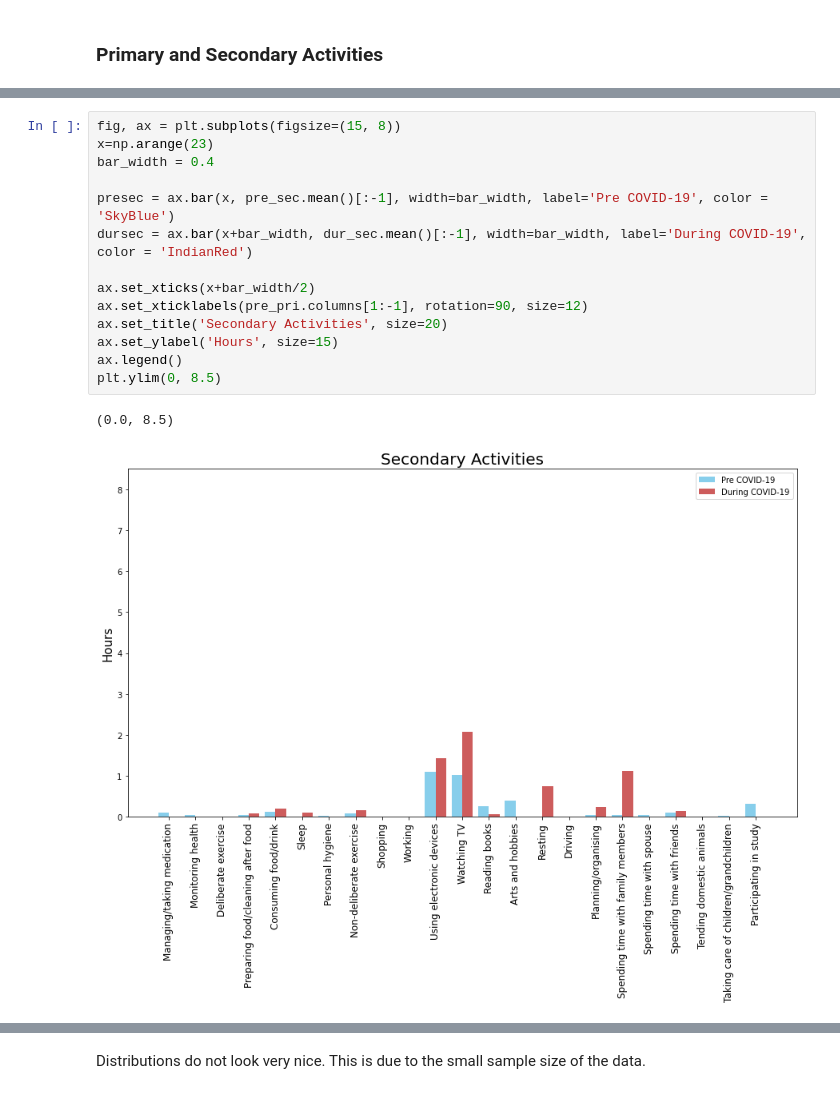
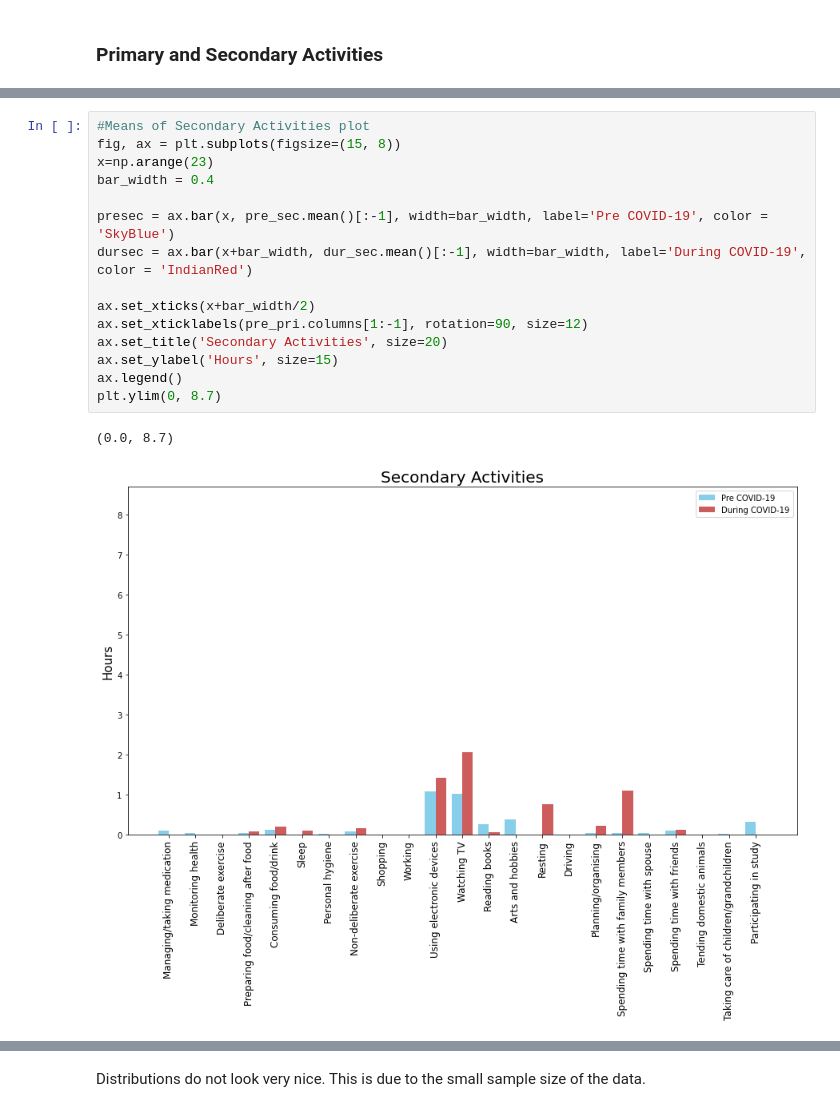
Before and after one commit to tommiehayes/Time-use-Analysis, a Jupyter notebook: Time use Analysis.ipynb, the cells around one changed output, grey strips where cells are left out. Drawn from its saved outputs; the diff is of its cells as text.

```diff
--- a/Time use Analysis.ipynb
+++ b/Time use Analysis.ipynb
@@ -63,18 +78,19 @@ ax.legend()
 # %%
+#Means of Secondary Activities plot
 fig, ax = plt.subplots(figsize=(15, 8))
 x=np.arange(23)
 bar_width = 0.4
 
 presec = ax.bar(x, pre_sec.mean()[:-1], width=bar_width, label='Pre COVID-19', color = 'SkyBlue')
 dursec = ax.bar(x+bar_width, dur_sec.mean()[:-1], width=bar_width, label='During COVID-19', color = 'IndianRed')
 
 ax.set_xticks(x+bar_width/2)
 ax.set_xticklabels(pre_pri.columns[1:-1], rotation=90, size=12)
 ax.set_title('Secondary Activities', size=20)
 ax.set_ylabel('Hours', size=15)
 ax.legend()
-plt.ylim(0, 8.5)
+plt.ylim(0, 8.7)
 # %% [output]
-(0.0, 8.5)
+(0.0, 8.7)
-[figure, old version]
+[figure, new version]
 # %%
```
Also changed, not shown: parts of 29 cells of this notebook.
